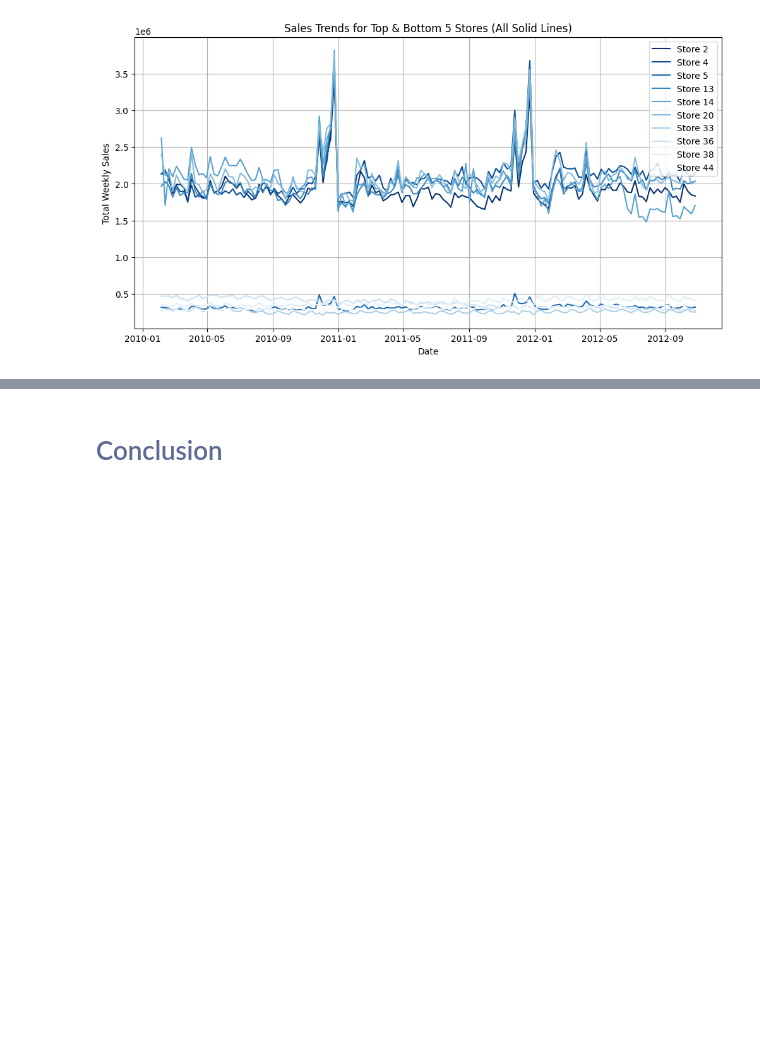
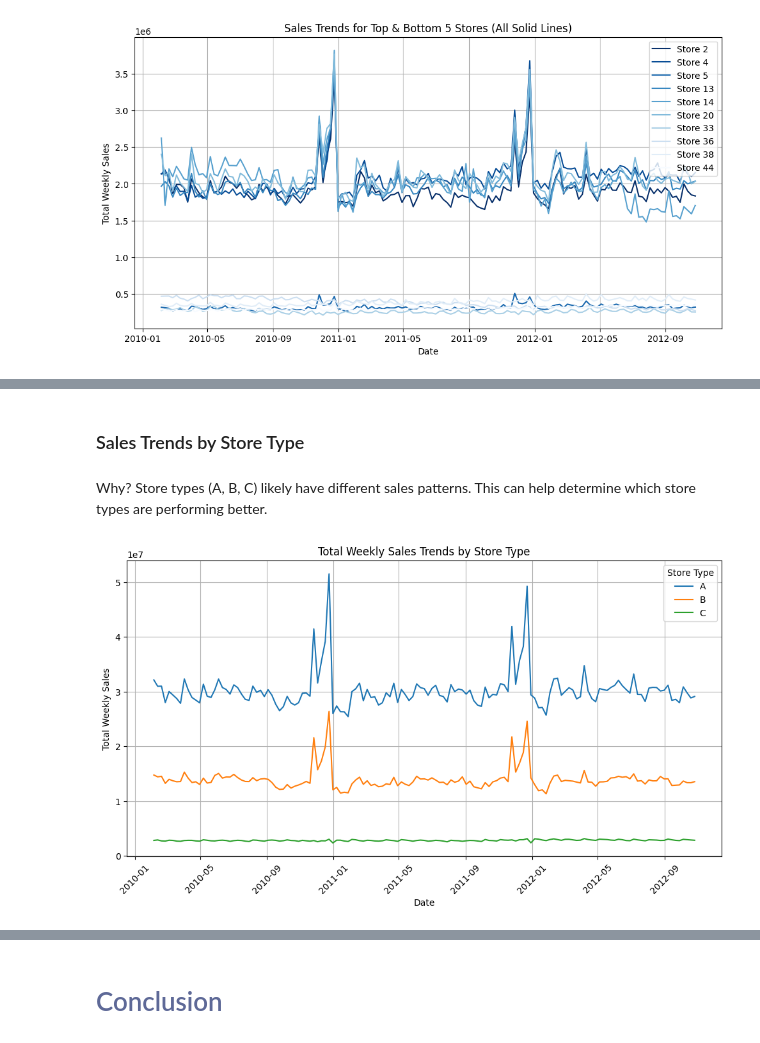
Before and after one commit to johnpospisil/walmart-sales, a Jupyter notebook: forecasting-walmart-sales.ipynb, the cells around one changed output, grey strips where cells are left out. Drawn from its saved outputs; the diff is of its cells as text; code cells hidden in the pictures; blank space fills up the shorter version.

```diff
--- a/forecasting-walmart-sales.ipynb
+++ b/forecasting-walmart-sales.ipynb
@@ -880,0 +897,29 @@ Observations:
+# %% [markdown]
+### Sales Trends by Store Type
+# %% [markdown]
+Why? Store types (A, B, C) likely have different sales patterns. This can help determine which store types are performing better.
+# %%
+import seaborn as sns
+import warnings
+
+# Suppress only FutureWarnings
+warnings.simplefilter(action='ignore', category=FutureWarning)
+
+# Group data properly
+train_grouped = train.groupby(['Date', 'Type'], as_index=False)['Weekly_Sales'].sum()
+
+# Plot sales trends by store type
+plt.figure(figsize=(12,6))
+sns.lineplot(data=train_grouped, x='Date', y='Weekly_Sales', hue='Type')
+
+# Formatting
+plt.title("Total Weekly Sales Trends by Store Type")
+plt.xlabel("Date")
+plt.ylabel("Total Weekly Sales")
+plt.legend(title="Store Type")
+plt.xticks(rotation=45)
+plt.grid(True)
+plt.savefig("Sales_Trend_by_Store_Type.jpg", format="jpg", dpi=300)
+plt.show()
+# %% [output]
+[figure, added]
```
Also changed, not shown: parts of 41 cells of this notebook.
